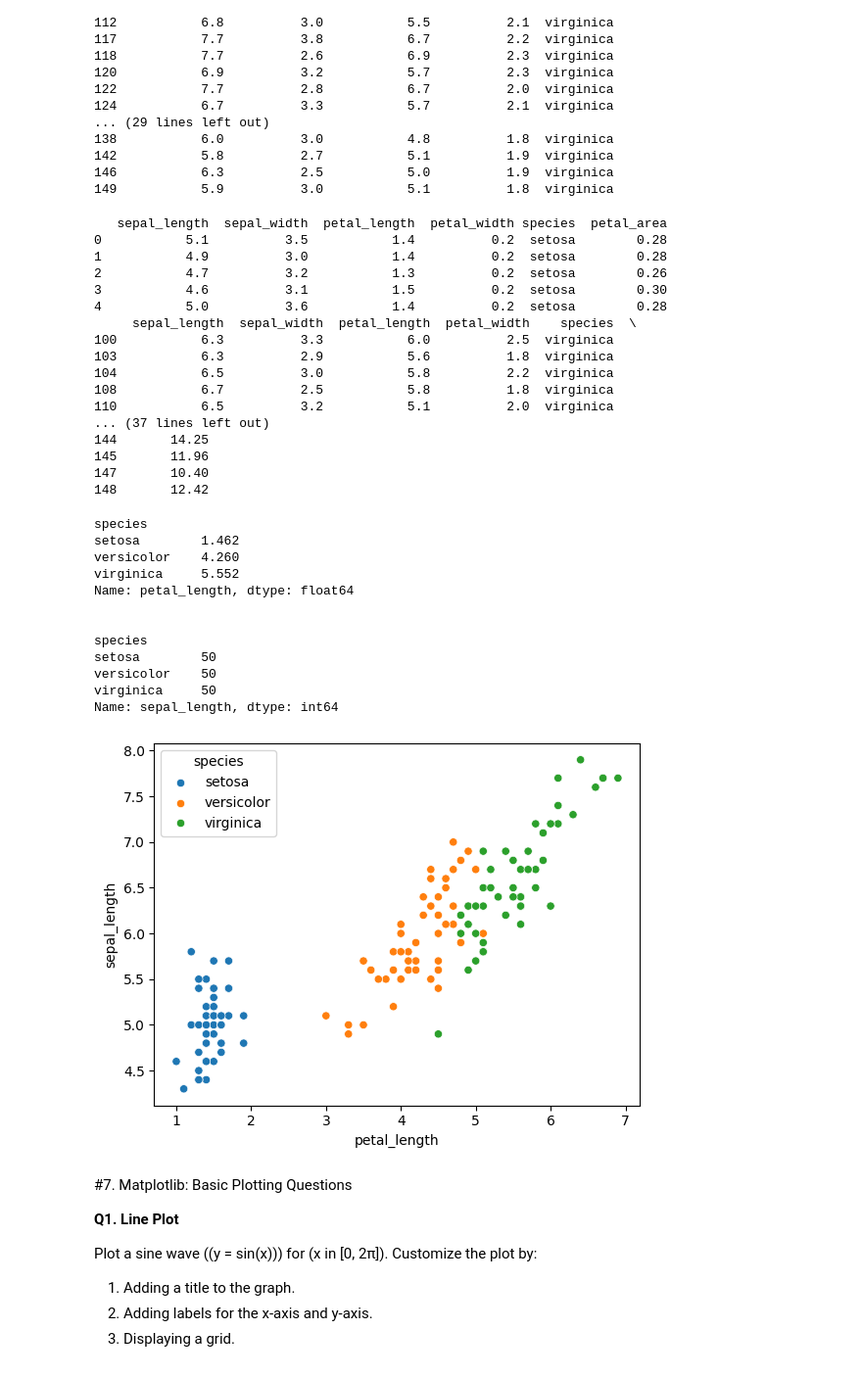
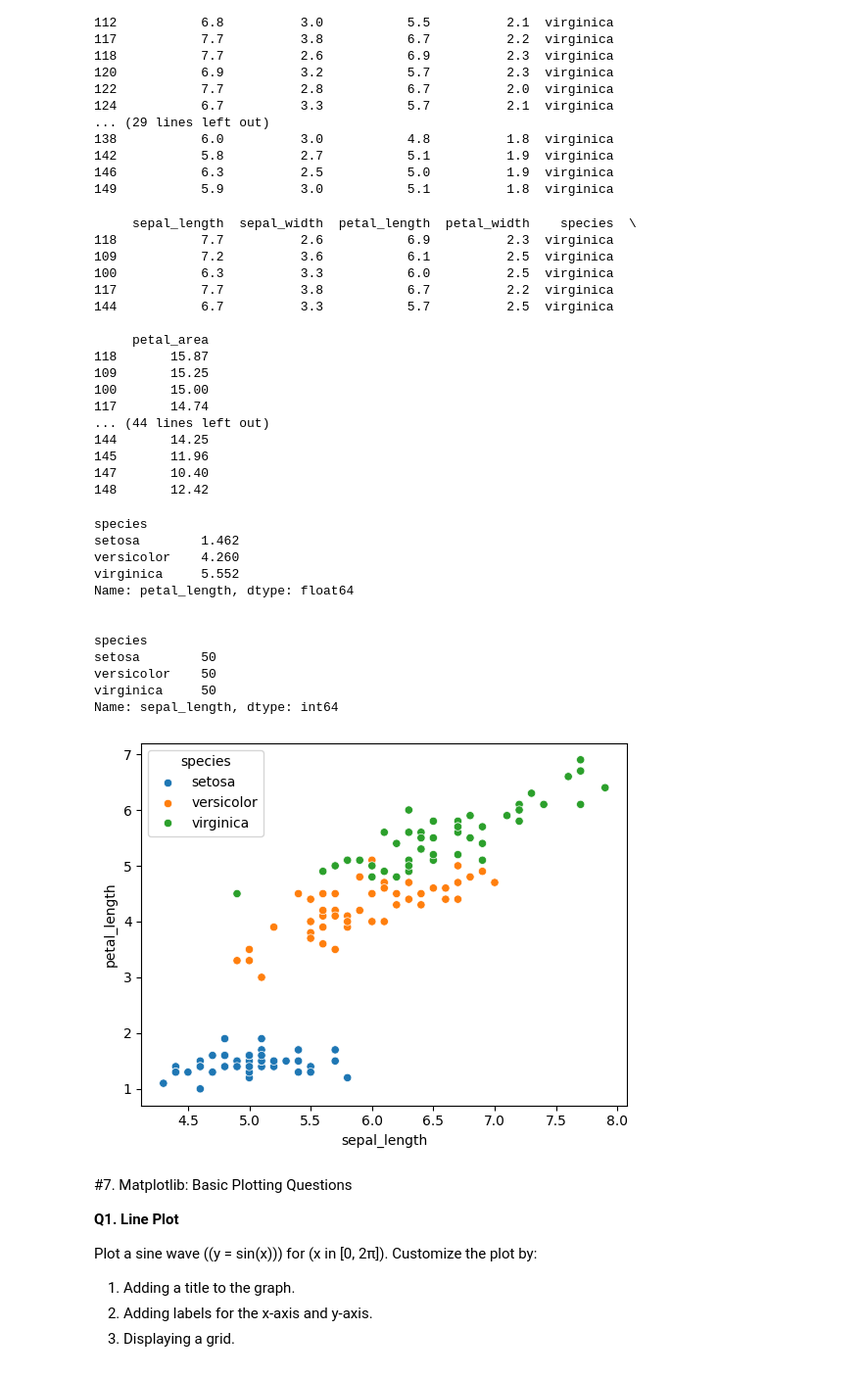
Before and after one commit to ishaank17/PSDV-Grp-ES-114-, a Jupyter notebook: Lab2/Lab2.ipynb, the cells around one changed output. Shown at 98% size. Cells and saved outputs as stored; diff of their text form; code cells hidden in the pictures.

```diff
--- a/Lab2/Lab2.ipynb
+++ b/Lab2/Lab2.ipynb
@@ -686,22 +686,22 @@ print(df2)
 
 iris = sns.load_dataset('iris')
 iris.eval(" petal_area= petal_length * petal_width",inplace=True)
-print(iris.head(5))
+print(iris.nlargest(5, 'petal_area'))
 print(iris.query("petal_area>10 and sepal_length>5 and sepal_length<7"))
 # %% [output]
-   sepal_length  sepal_width  petal_length  petal_width species  petal_area
-0           5.1          3.5           1.4          0.2  setosa        0.28
-1           4.9          3.0           1.4          0.2  setosa        0.28
-2           4.7          3.2           1.3          0.2  setosa        0.26
-3           4.6          3.1           1.5          0.2  setosa        0.30
-4           5.0          3.6           1.4          0.2  setosa        0.28
      sepal_length  sepal_width  petal_length  petal_width    species  \
+118           7.7          2.6           6.9          2.3  virginica
+109           7.2          3.6           6.1          2.5  virginica
 100           6.3          3.3           6.0          2.5  virginica
-103           6.3          2.9           5.6          1.8  virginica
-104           6.5          3.0           5.8          2.2  virginica
-108           6.7          2.5           5.8          1.8  virginica
-110           6.5          3.2           5.1          2.0  virginica
-... (37 lines left out)
+117           7.7          3.8           6.7          2.2  virginica
+144           6.7          3.3           5.7          2.5  virginica
+
+     petal_area
+118       15.87
+109       15.25
+100       15.00
+117       14.74
+... (44 lines left out)
 144       14.25
 145       11.96
 147       10.40
@@ -709,34 +709,34 @@ print(iris.query("petal_area>10 and sepal_length>5 and sepal_length<7"))
 # %%
 # Perform a group-wise analysis:
 #   1. Calculate the **average petal length** for each species.
 #   2. Find the **count of flowers** for each species.
 #   3. Create a scatter plot of `sepal_length` vs. `petal_length`, colored by species.
 
 
 iris = sns.load_dataset('iris')
 # np.average(
 averages=iris.groupby("species").petal_length.mean()
 counts=iris.groupby("species").sepal_length.count()
 
 print(averages,"\n\n")
 print(counts,"\n\n")
-sns.scatterplot(iris,x="petal_length",y="sepal_length",hue="species")
+sns.scatterplot(iris,x="sepal_length",y="petal_length",hue="species")
 
 plt.show()
 # %% [output]
 species
 setosa        1.462
 versicolor    4.260
 virginica     5.552
 Name: petal_length, dtype: float64
 
 
 species
 setosa        50
 versicolor    50
 virginica     50
 Name: sepal_length, dtype: int64
-[figure, old version]
+[figure, new version]
 # %% [markdown]
 #7. Matplotlib: Basic Plotting Questions
 
```
Also changed, not shown: parts of 12 cells of this notebook.
